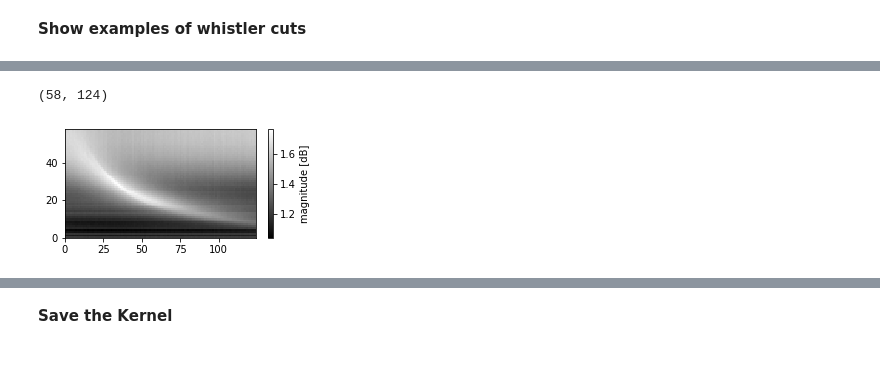
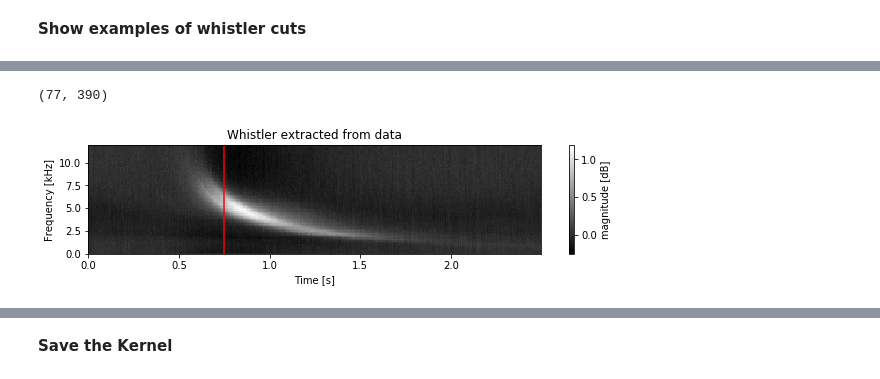
Before and after one commit to Kojey/MSc-whistler-waves-detector, a Jupyter notebook: ipy/report/chapter5_2.ipynb, the cells around one changed output, grey strips where cells are left out. Drawn from its saved outputs; the diff is of its cells as text; code cells hidden in the pictures.

```diff
--- a/ipy/report/chapter5_2.ipynb
+++ b/ipy/report/chapter5_2.ipynb
@@ -24,9 +28,9 @@ database_loc = os.path.join(os.getcwd().split(os.environ.get('USER'))[0],os.envi
 site = 'marion'
 database = Database(dataset_loc, database_loc, site)
 sample = SampleDetector(dataset_loc, site, np.random.choice(database.get_train(),1)[0])
-transforms = []
-transforms_params = []
-cut_params=[0.8,0.3,9,1,0.1]
+transforms = ['zscore']
+transforms_params = [['None']]
+cut_params=[2.5,0.3,12,0,0.1]
 # database.create_cuts_db_mp(transforms=transforms, transforms_params=transforms_params,
 #                               cut_params=cut_params, verbose=True, noise=False, train=True, test=False)
 X,Y = database.load_cuts_db_mp(transforms=transforms, transforms_params=transforms_params,
@@ -38,11 +42,13 @@ samples:  8318
 # %% [markdown]
 **Show examples of whistler cuts**
 # %%
-x_size, y_size, ix = 4,4,0
-fig, axes = plt.subplots(x_size, y_size, figsize=(x_size*2*(X_mean.shape[1]/X_mean.shape[0]),y_size*2))
+x_size, y_size, ix = 3,3,0
+fig, axes = plt.subplots(x_size, y_size, figsize=(x_size*(X_mean.shape[1]/X_mean.shape[0])*2,y_size*2+4))
 for x in range(x_size):
     for y in range(y_size):
         axes[x,y].pcolormesh(X[ix], cmap='gray')
+        axes[x,y].axvline(int((cut_params[0]*cut_params[1])/sample.get_time_res()), color='r')
         ix += 1
+# fig.suptitle('Whislter cuts')
 plt.show()
 # %% [output]
@@ -52,9 +60,18 @@ plt.show()
 # %%
+X_mean = X.mean(axis=0)
+scale = lambda x: (x-x.min())/(x.max()-x.min())
 print(X_mean.shape)
+# X_mean = scale(X_mean)
+x = np.linspace(0,X_mean.shape[1],X_mean.shape[1]+1)*sample.get_time_res()
+y = np.linspace(0,X_mean.shape[0],X_mean.shape[0]+1)*sample.get_freq_res()
 fig = plt.figure(figsize=(2*(X_mean.shape[1]/X_mean.shape[0]),2));
-img = plt.pcolormesh(X_mean, cmap='gray')
+img = plt.pcolormesh(x,y,X_mean, cmap='gray')
 fig.colorbar(mappable=img, label='magnitude [dB]')
+plt.axvline((cut_params[0]*cut_params[1]), color='r')
+plt.xlabel('Time [s]')
+plt.ylabel('Frequency [kHz]')
+plt.title('Whistler extracted from data')
 plt.show()
 # %% [output]
-(58, 124)
+(77, 390)
-[figure, old version]
+[figure, new version]
```
Also changed, not shown: parts of 14 cells of this notebook, 2 other files.
